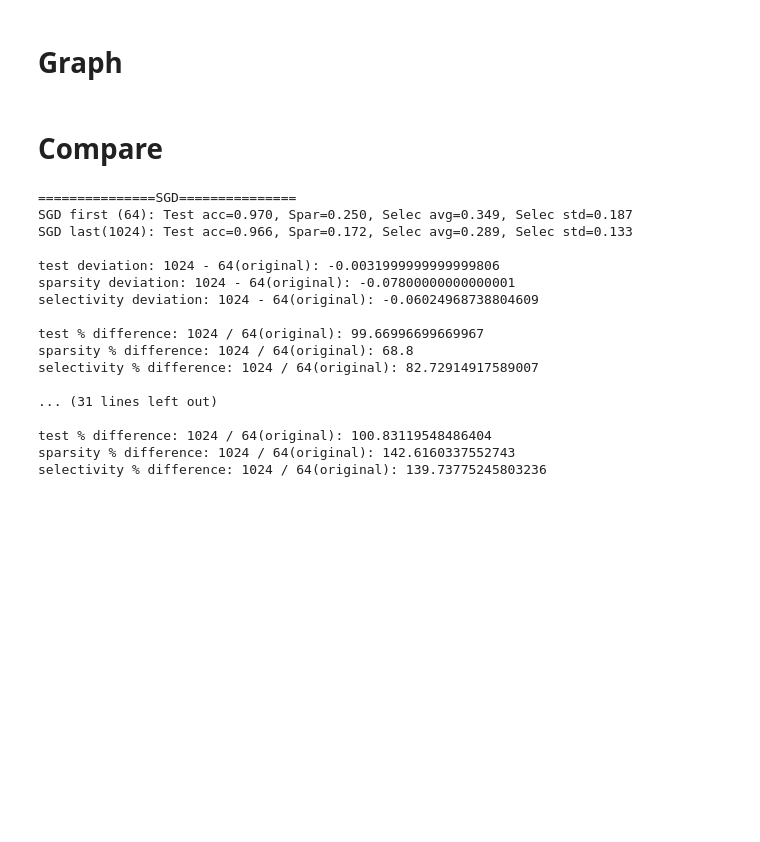
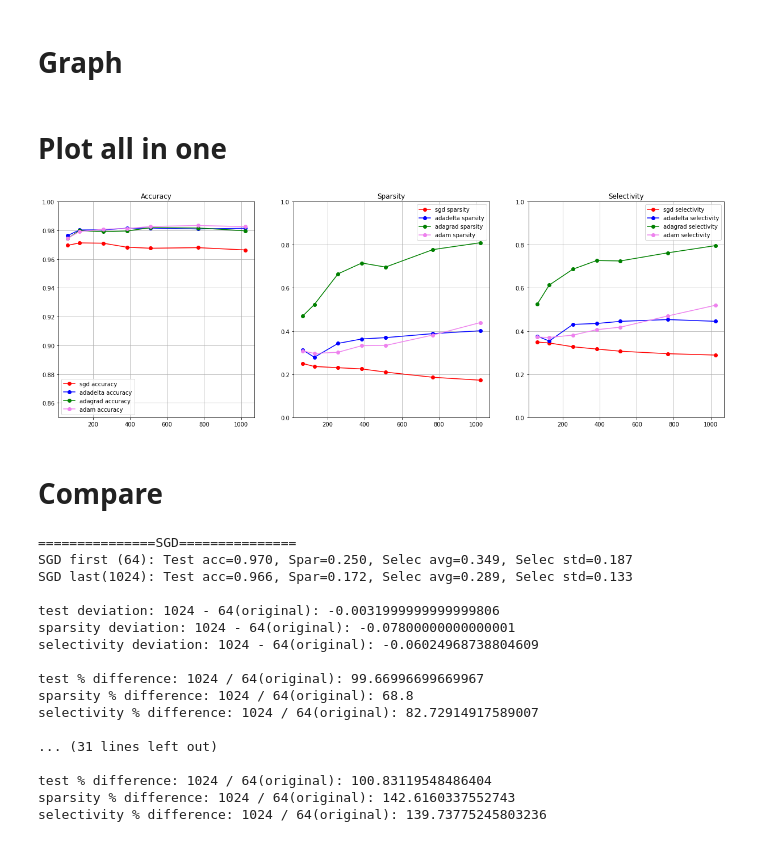
Before and after one commit to 7201krap/COMS30045_Individual-Project, a Jupyter notebook: FINAL/Graphs/data_num_neurons/neurons_sparsity_selectivity_graph.ipynb, the cells around one changed output. Drawn from its saved outputs; the diff is of its cells as text; code cells hidden in the pictures; blank space fills up the shorter version.

Commit message:
updated graphs

```diff
--- a/FINAL/Graphs/data_num_neurons/neurons_sparsity_selectivity_graph.ipynb
+++ b/FINAL/Graphs/data_num_neurons/neurons_sparsity_selectivity_graph.ipynb
@@ -125,12 +82,54 @@ def plotter(optimizer_name, flag=False):
         all_plotter(hidden_layer_neurons, test_vals, sparsities, selectivity_average, selectivity_std, 'lower right')
 
     if flag==True:
-        return hidden_layer_neurons, test_vals, sparsities, selectivity_average, selectivity_std
+        return test_vals, sparsities, selectivity_average, selectivity_std
 # %%
-hln_sgd,      test_acc_sgd,      spar_sgd,      selec_avg_sgd,      selec_std_sgd      = plotter('SGD', flag=True)
-hln_Adadelta, test_acc_Adadelta, spar_Adadelta, selec_avg_Adadelta, selec_std_Adadelta = plotter('Adadelta', flag=True)
-hln_Adagrad,  test_acc_Adagrad,  spar_Adagrad,  selec_avg_Adagrad,  selec_std_Adagrad  = plotter('Adagrad', flag=True)
-hln_Adam    , test_acc_Adam    , spar_Adam    , selec_avg_Adam    , selec_std_Adam     = plotter('Adam', flag=True)
+test_acc_sgd,      spar_sgd,      selec_avg_sgd,      selec_std_sgd      = plotter('SGD', flag=True)
+test_acc_Adadelta, spar_Adadelta, selec_avg_Adadelta, selec_std_Adadelta = plotter('Adadelta', flag=True)
+test_acc_Adagrad,  spar_Adagrad,  selec_avg_Adagrad,  selec_std_Adagrad  = plotter('Adagrad', flag=True)
+test_acc_Adam    , spar_Adam    , selec_avg_Adam    , selec_std_Adam     = plotter('Adam', flag=True)
+# %% [markdown]
+# Plot all in one
+# %%
+fig, (ax1, ax2, ax3) = plt.subplots(1, 3, figsize=(21,7))
+
+# Test accuracy
+ax1.plot(hidden_layer_neurons, test_acc_sgd, marker='o', label='sgd accuracy', c='red')
+ax1.plot(hidden_layer_neurons, test_acc_Adadelta, marker='o', label='adadelta accuracy', c='blue')
+ax1.plot(hidden_layer_neurons, test_acc_Adagrad, marker='o', label='adagrad accuracy', c='green')
+ax1.plot(hidden_layer_neurons, test_acc_Adam, marker='o', label='adam accuracy', c='violet')
+
+# Sparsity
+ax2.plot(hidden_layer_neurons, spar_sgd, marker='o', label='sgd sparsity', c='red')
+ax2.plot(hidden_layer_neurons, spar_Adadelta, marker='o', label='adadelta sparsity', c='blue')
+ax2.plot(hidden_layer_neurons, spar_Adagrad, marker='o', label='adagrad sparsity', c='green')
+ax2.plot(hidden_layer_neurons, spar_Adam, marker='o', label='adam sparsity', c='violet')
+
+# Selectivity
+ax3.plot(hidden_layer_neurons, selec_avg_sgd, marker='o', label='sgd selectivity', c='red')
+ax3.plot(hidden_layer_neurons, selec_avg_Adadelta, marker='o', label='adadelta selectivity', c='blue')
+ax3.plot(hidden_layer_neurons, selec_avg_Adagrad, marker='o', label='adagrad selectivity', c='green')
+ax3.plot(hidden_layer_neurons, selec_avg_Adam, marker='o', label='adam selectivity', c='violet')
+
+ax1.set_ylim([0.85,1.0])
+ax2.set_ylim([0,1.0])
+ax3.set_ylim([0,1.0])
+
+ax1.legend(loc='best')
+ax2.legend(loc='best')
+ax3.legend(loc='best')
+
+ax1.set_title('Accuracy')
+ax2.set_title('Sparsity')
+ax3.set_title('Selectivity')
+
+ax1.grid()
+ax2.grid()
+ax3.grid()
+
+plt.show()
+# %% [output]
+[figure, added]
 # %% [markdown]
 # Compare
 # %%
```
Also changed, not shown: parts of 8 cells of this notebook, 2 other files.
